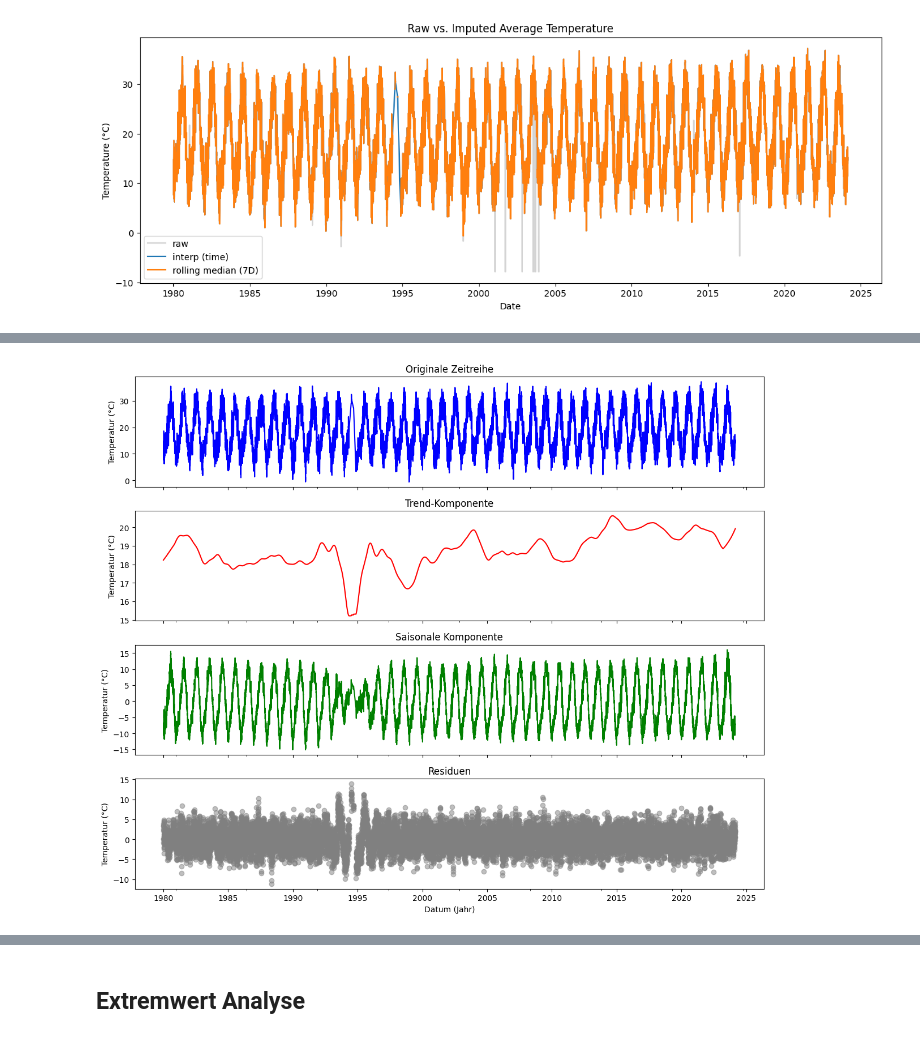
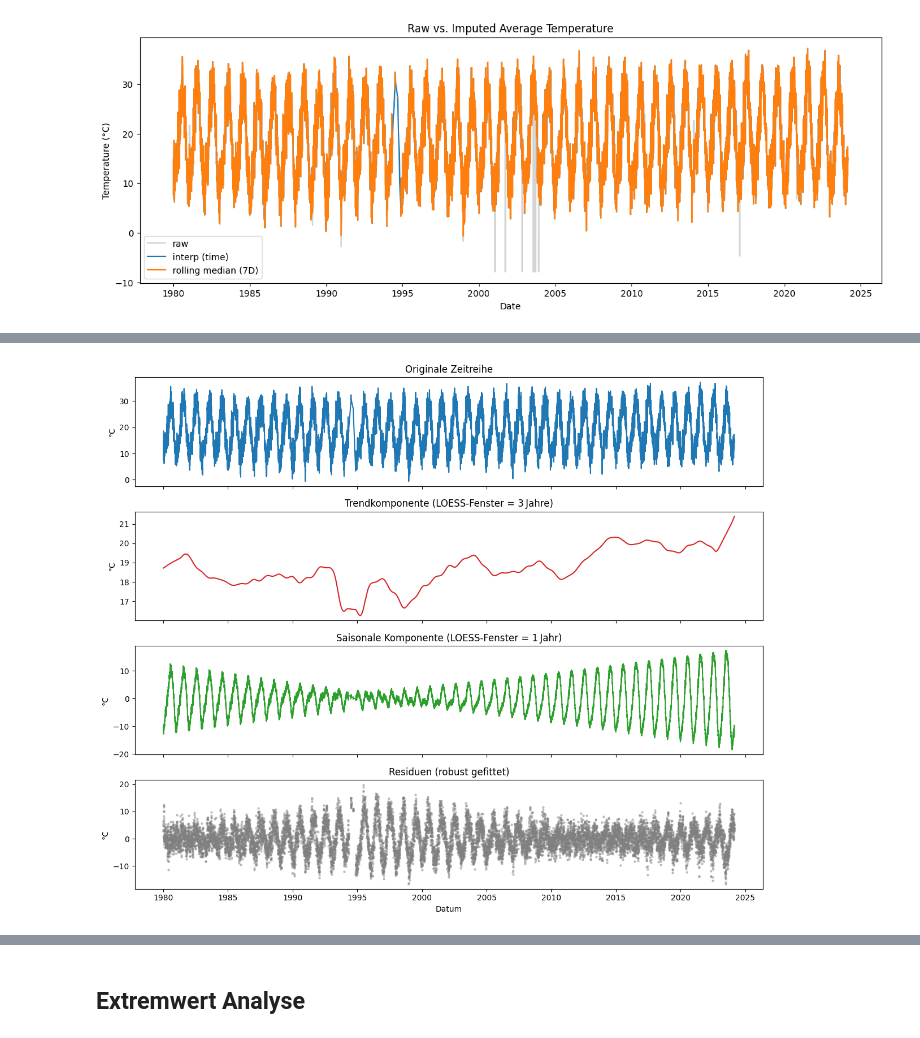
Before and after one commit to gurkewasser/spz_mc, a Jupyter notebook: main_spz.ipynb, the cells around one changed output, grey strips where cells are left out. Drawn from its saved outputs; the diff is of its cells as text; code cells hidden in the pictures.

```diff
--- a/main_spz.ipynb
+++ b/main_spz.ipynb
@@ -333,38 +330,58 @@ Die STL-Zerlegung hilft:
 Die Kombination aus **visueller Diagnose** und mathematischer Trennung der Komponenten ist ein zentraler Schritt in jeder fortgeschrittenen Zeitreihenanalyse.
 # %%
 warnings.filterwarnings("ignore")
-
-# Datum als Index setzen und sortieren
 data.index = pd.to_datetime(data.index)
 data = data.sort_index()
+data = data.dropna(subset=['tavg'])  # STL benötigt vollständige Daten
 
-# Fehlende Werte behandeln
-# data['tavg'] = data['tavg'].interpolate(method='linear')
-
-# NaN-Werte entfernen (sicherstellen für STL)
-data = data.dropna(subset=['tavg'])
-
-# Saisonale Dekomposition durchführen
-stl = STL(data['tavg'], period=365)
+# -----------------------------------------------------------------------------
+# 2. STL mit optimierten LOESS-Fenstern
+# -----------------------------------------------------------------------------
+# period=365    → Jahreszyklus
+# seasonal=365  → ganzjährige Saisonalität glätten (odd integer ≥ period)
+# trend=1095    → 3-Jahres-Fenster für langfristigen Klimatrend
+# low_pass=365  → Filter zur Entkopplung von Trend und Saisonalität
+# robust=True   → resistent gegen Ausreisser im Fit
+stl = STL(
+    data['tavg'],
+    period=365,
+    seasonal=365,
+    trend=1095,
+    low_pass=367,
+    robust=True
+)
 decomp = stl.fit()
 
-# Ergebnisse visualisieren
+# -----------------------------------------------------------------------------
+# 3. Visualisierung
+# -----------------------------------------------------------------------------
 fig, axes = plt.subplots(4, 1, figsize=(12, 10), sharex=True)
 
-data['tavg'].plot(ax=axes[0], title='Originale Zeitreihe', color='blue')
-decomp.trend.plot(ax=axes[1], title='Trend-Komponente', color='red')
-decomp.seasonal.plot(ax=axes[2], title='Saisonale Komponente', color='green')
-axes[3].scatter(data.index, decomp.resid, color='gray', alpha=0.5)
-axes[3].set_title('Residuen')
+# Original
+axes[0].plot(data.index, data['tavg'], color='tab:blue')
+axes[0].set_title('Originale Zeitreihe')
+axes[0].set_ylabel('°C')
 
-for ax in axes:
-    ax.set_ylabel('Temperatur (°C)')
-axes[-1].set_xlabel('Datum (Jahr)')
+# Trend
+axes[1].plot(data.index, decomp.trend, color='tab:red')
+axes[1].set_title('Trendkomponente (LOESS-Fenster = 3 Jahre)')
+axes[1].set_ylabel('°C')
+
+# Saisonal
+axes[2].plot(data.index, decomp.seasonal, color='tab:green')
+axes[2].set_title('Saisonale Komponente (LOESS-Fenster = 1 Jahr)')
+axes[2].set_ylabel('°C')
+
+# Residuen
+axes[3].scatter(data.index, decomp.resid, color='gray', alpha=0.4, s=5)
+axes[3].set_title('Residuen (robust gefittet)')
+axes[3].set_ylabel('°C')
+axes[3].set_xlabel('Datum')
 
 plt.tight_layout()
 plt.show()
 # %% [output]
-[figure, old version]
+[figure, new version]
 # %% [markdown]
 ## Extraktion und Visualisierung des Temperaturtrends mittels saisonaler Dekomposition
 
```
Also changed, not shown: parts of 23 cells of this notebook.
